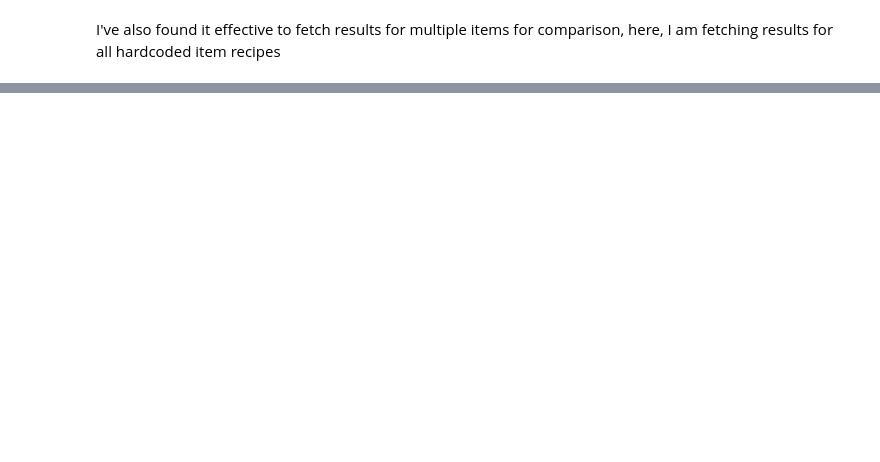
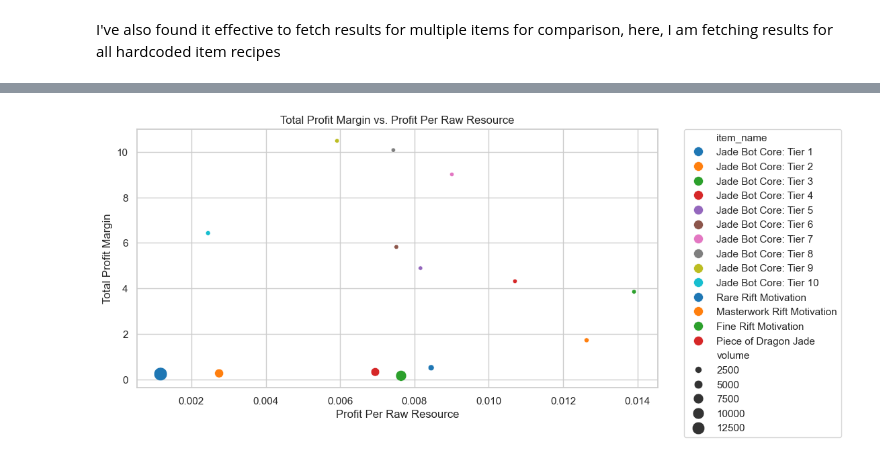
Before and after one commit to mfgrillo/Trading_Post_Scanner, a Jupyter notebook: Demo.ipynb, the cells around one changed output, grey strips where cells are left out. Saved outputs shown, nothing was run; the diff lists cells and outputs as text; code cells hidden in the pictures; blank space fills up the shorter version.

```diff
--- a/Demo.ipynb
+++ b/Demo.ipynb
@@ -101,0 +117,14 @@ df.sort_values(by='profit_per_raw_insta', ascending=False).head(10)
+# %%
+# Set style
+sns.set_theme(style="whitegrid")
+
+# Price vs. Crafting Cost table visualizing profitablity of items vs amount of work required to craft them
+plt.figure(figsize=(10, 5))
+sns.scatterplot(x=df['profit_per_raw'], y=df['profit_margin'], hue=df['item_name'], size=df['volume'], sizes=(20,200), palette='tab10', s=100)
+plt.title("Total Profit Margin vs. Profit Per Raw Resource")
+plt.xlabel("Profit Per Raw Resource")
+plt.ylabel("Total Profit Margin")
+plt.legend(bbox_to_anchor=(1.05, 1), loc='upper left', borderaxespad=0.)
+plt.show()
+# %% [output]
+[figure, added]
```
Also changed, not shown: parts of 7 cells of this notebook, 1 other file.
